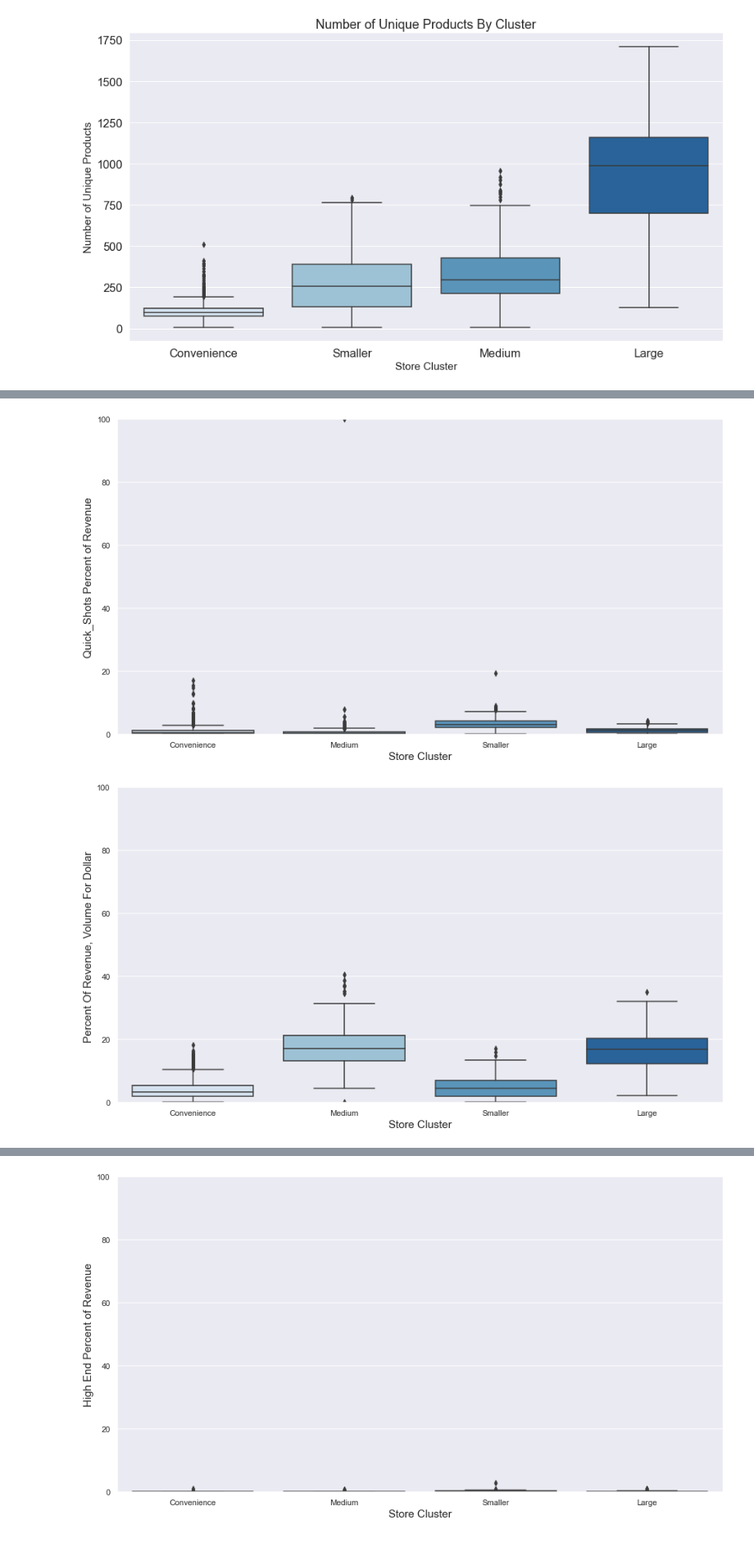
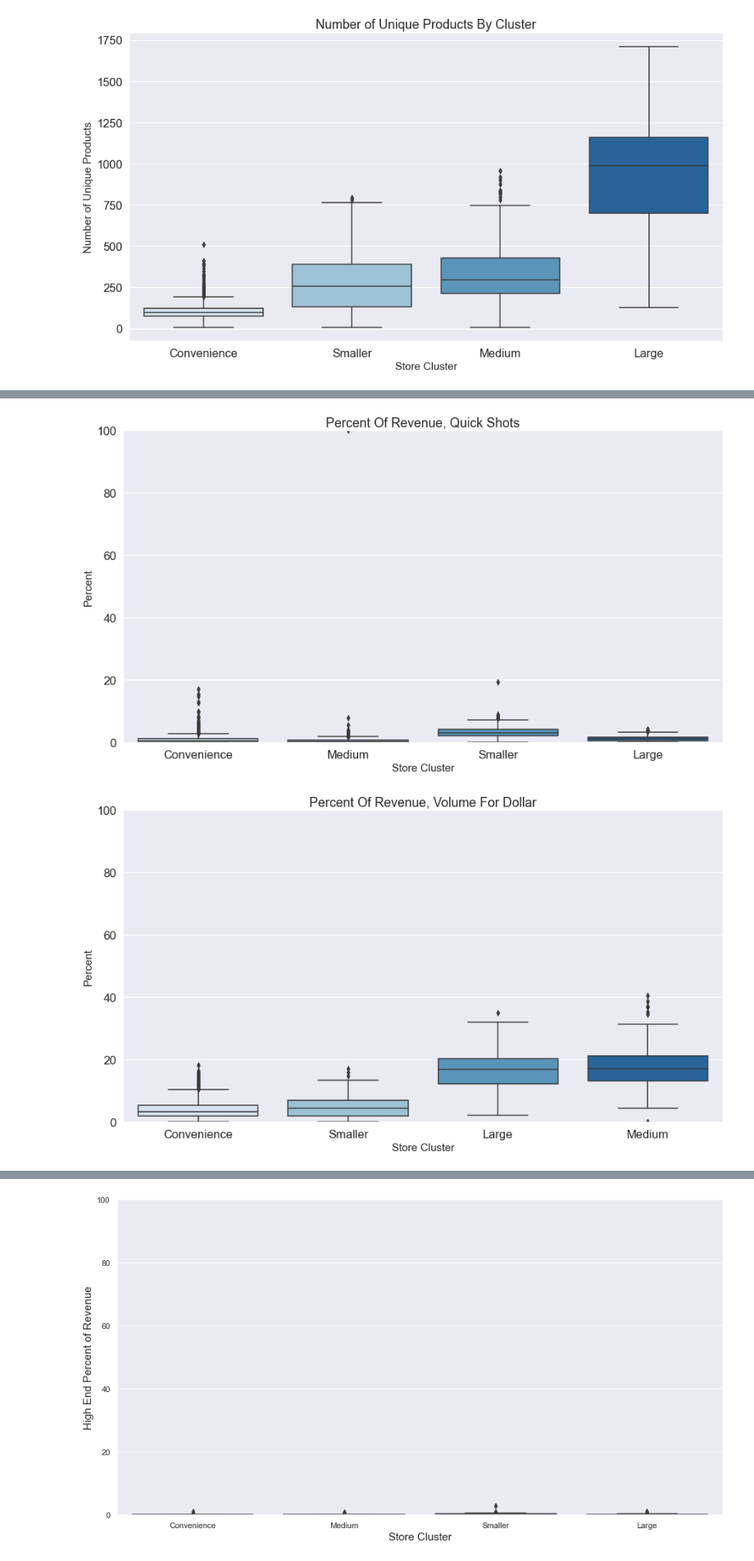
Before and after one commit to dgarbato/capstone, a Jupyter notebook: Kmeans Stores 18 outlier stores removed .ipynb, the cells around one changed output, grey strips where cells are left out. Shown at 82% size. Drawn from its saved outputs; the diff is of its cells as text; code cells hidden in the pictures.

Commit message:
improved graphs

```diff
--- a/Kmeans Stores 18 outlier stores removed .ipynb
+++ b/Kmeans Stores 18 outlier stores removed .ipynb
@@ -230,6 +232,7 @@ for clust in range(2,11):
               .fit(df_scaled).inertia_
     inertia_scores.append(inertia)
 
+plt.rcParams.update({'font.size': 15})
 plt.plot(range(2,11), inertia_scores)
 plt.title("Inertia vs. number of clusters")
 plt.xlabel("Number of clusters: K")
@@ -581,0 +545,3 @@ cols = ['Store_Name',  'City', 'Zip_Code',
+# %%
+stores_clust_info_combined4['mod_high'] =[True if x > 3 else False  for x in stores_clust_info_combined4['rev_Moderately_High']]
+stores_clust_info_combined4['mod_high'].value_counts(normalize=True).round(2)
@@ -1184,7 +1316,7 @@ drops = ['store_revenue_scaled', 'tot_num_unique_items_scaled', 'rev_Cheap_scale
 'cl_High_End_scaled', 'cl_Moderately_High_scaled', 'cl_Most_Variety_scaled', 'cl_Popular_Bottles_scaled',
 'cl_Quick_Shots_scaled', 'cl_Volume_For_Dollar_scaled', 'num_unique_clusters_scaled']
 # %%
-# stores_clust_info_combined4 = stores_clust_info_combined4.drop(columns=drops) #.head(2)
+stores_clust_info_combined4 = stores_clust_info_combined4.drop(columns=drops) #.head(2)
 stores_clust_info_combined4.shape
 # %% [output]
 (1925, 59)
@@ -1353,15 +1500,3 @@ box.set(title= 'Store Revenue By Cluster')
 # %%
 # where do I put my store to make the most money
 # don't worry about inventory
-# %%
-feature = 'tot_num_unique_items'
-
-
-sns.set(rc = {'figure.figsize':(15,8)})
-box = sns.boxplot(x='Store_Cluster', y=feature, data=stores_clust_info_combined4,palette='Blues')
-
-box.set_xlabel('Store Cluster',fontsize=15)
-box.set_ylabel('Number of Unique Products',fontsize=15)
-
-
-# box.set_title(feature,fontsize=20)
@@ -1406,9 +1538,10 @@ box('rev_Most_Variety','Percent Of Revenue, Most Variety', order=['Convenience',
 # %%
-box('rev_Quick_Shots','Quick_Shots Percent of Revenue')
+box('rev_Quick_Shots','Percent',title='Percent Of Revenue, Quick Shots',ylim=(0,100))
 # %% [output]
-[figure, old version]
+[figure, new version]
 # %%
-box2('rev_Volume_For_Dollar','Percent Of Revenue, Volume For Dollar')
+order = ['Convenience','Smaller','Large','Medium']
+box('rev_Volume_For_Dollar','Percent',title='Percent Of Revenue, Volume For Dollar',ylim=(0,100),order=order)
 # %% [output]
-[figure, old version]
+[figure, new version]
 # %%
```
Also changed, not shown: parts of 153 cells of this notebook, 3 other files.
